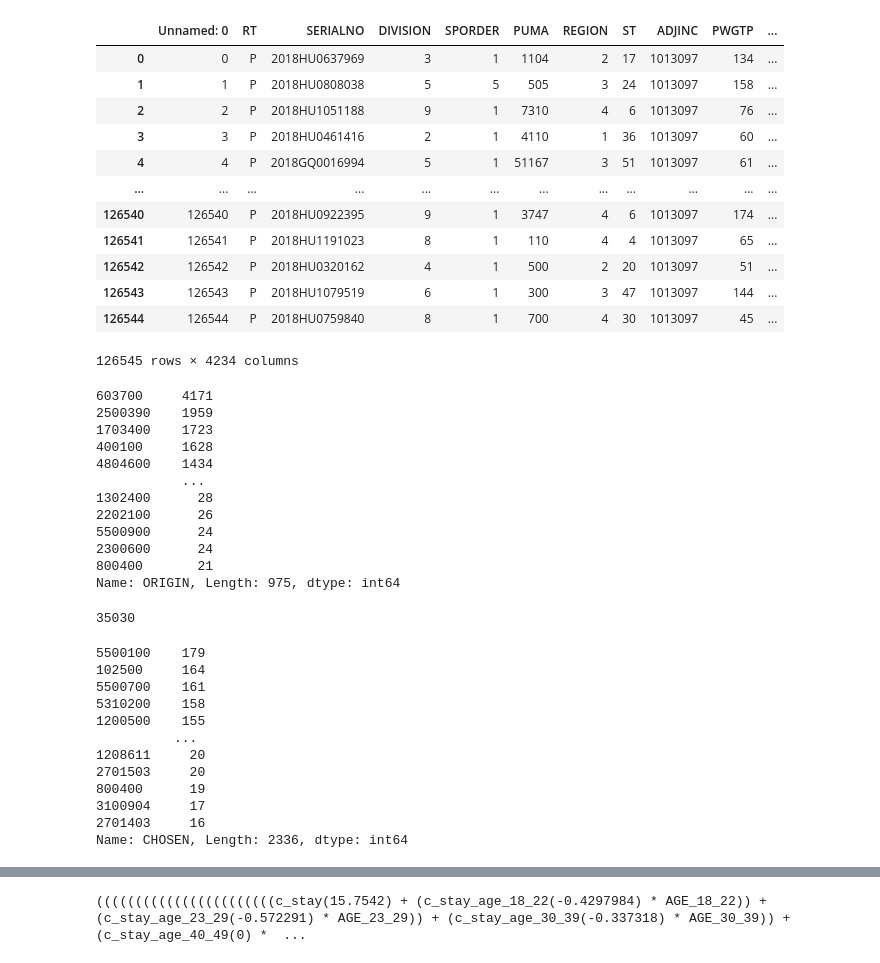
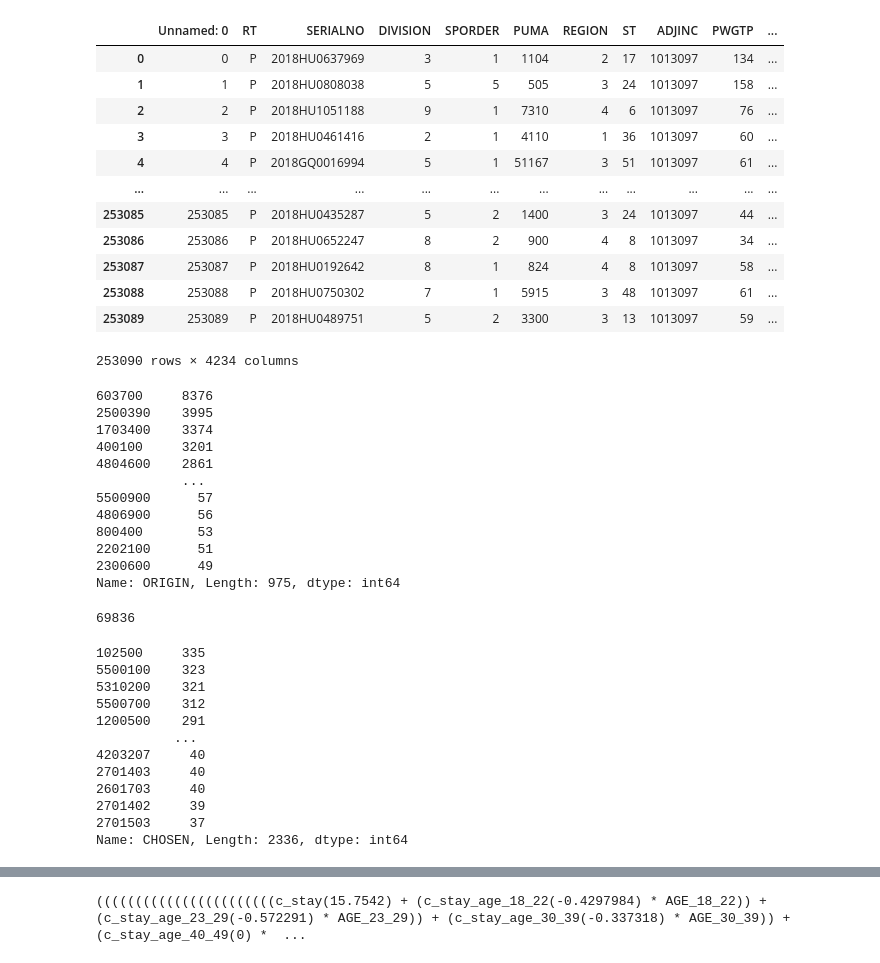
Before and after one commit to yianzhang14/us-migration-modeling, a Jupyter notebook: modeling.ipynb, the cells around one changed output, grey strips where cells are left out. Saved outputs shown, nothing was run; the diff lists cells and outputs as text; code cells hidden in the pictures.

```diff
--- a/modeling.ipynb
+++ b/modeling.ipynb
@@ -8,36 +8,36 @@ from biogeme.expressions import Beta
 from biogeme.expressions import log
 import math
 # %%
-df = pd.read_csv("us_estdata_expanded2.csv")
+df = pd.read_csv("data/us_estdata_expanded3.csv")
 df
 # %% [output]
 |  | Unnamed: 0 | RT | SERIALNO | DIVISION | SPORDER | PUMA | REGION | ST | ADJINC | PWGTP | ... |
 | 0 | 0 | P | 2018HU0637969 | 3 | 1 | 1104 | 2 | 17 | 1013097 | 134 | ... |
 | 1 | 1 | P | 2018HU0808038 | 5 | 5 | 505 | 3 | 24 | 1013097 | 158 | ... |
 | 2 | 2 | P | 2018HU1051188 | 9 | 1 | 7310 | 4 | 6 | 1013097 | 76 | ... |
 | 3 | 3 | P | 2018HU0461416 | 2 | 1 | 4110 | 1 | 36 | 1013097 | 60 | ... |
 | 4 | 4 | P | 2018GQ0016994 | 5 | 1 | 51167 | 3 | 51 | 1013097 | 61 | ... |
 | ... | ... | ... | ... | ... | ... | ... | ... | ... | ... | ... | ... |
-| 126540 | 126540 | P | 2018HU0922395 | 9 | 1 | 3747 | 4 | 6 | 1013097 | 174 | ... |
-| 126541 | 126541 | P | 2018HU1191023 | 8 | 1 | 110 | 4 | 4 | 1013097 | 65 | ... |
-| 126542 | 126542 | P | 2018HU0320162 | 4 | 1 | 500 | 2 | 20 | 1013097 | 51 | ... |
-| 126543 | 126543 | P | 2018HU1079519 | 6 | 1 | 300 | 3 | 47 | 1013097 | 144 | ... |
-| 126544 | 126544 | P | 2018HU0759840 | 8 | 1 | 700 | 4 | 30 | 1013097 | 45 | ... |
+| 253085 | 253085 | P | 2018HU0435287 | 5 | 2 | 1400 | 3 | 24 | 1013097 | 44 | ... |
+| 253086 | 253086 | P | 2018HU0652247 | 8 | 2 | 900 | 4 | 8 | 1013097 | 34 | ... |
+| 253087 | 253087 | P | 2018HU0192642 | 8 | 1 | 824 | 4 | 8 | 1013097 | 58 | ... |
+| 253088 | 253088 | P | 2018HU0750302 | 7 | 1 | 5915 | 3 | 48 | 1013097 | 61 | ... |
+| 253089 | 253089 | P | 2018HU0489751 | 5 | 2 | 3300 | 3 | 13 | 1013097 | 59 | ... |
-126545 rows × 4234 columns
+253090 rows × 4234 columns
 # %%
 df["ORIGIN"].value_counts()
 # %% [output]
-603700     4171
-2500390    1959
-1703400    1723
-400100     1628
-4804600    1434
+603700     8376
+2500390    3995
+1703400    3374
+400100     3201
+4804600    2861
            ...
-1302400      28
-2202100      26
-5500900      24
-2300600      24
-800400       21
+5500900      57
+4806900      56
+800400       53
+2202100      51
+2300600      49
 Name: ORIGIN, Length: 975, dtype: int64
 # %%
 df["MED"] = np.where(df["NAICS"] == "MED", 1, 0)
@@ -64,7 +64,7 @@ df["NO_IND"] = np.where(df["NAICS"].isna(), 1, 0)
 # %%
 df["NO_IND"].sum()
 # %% [output]
-35030
+69836
 # %%
 # clean up the database (Biogeme Database can only have numerical values)
 df = df.select_dtypes(['number'])
@@ -72,17 +72,17 @@ df = df.fillna(0)
 # %%
 df["CHOSEN"].value_counts()
 # %% [output]
-5500100    179
-102500     164
-5500700    161
-5310200    158
-1200500    155
+102500     335
+5500100    323
+5310200    321
+5500700    312
+1200500    291
           ...
-1208611     20
-2701503     20
-800400      19
-3100904     17
-2701403     16
+4203207     40
+2701403     40
+2601703     40
+2701402     39
+2701503     37
 Name: CHOSEN, Length: 2336, dtype: int64
 # %%
 # defining the chosen alterantive for each person explicitly (0 to 35, corresponding to staying and moving to one of the many PUMAs)
```
Also changed, not shown: parts of 18 cells of this notebook, 4 other files.
